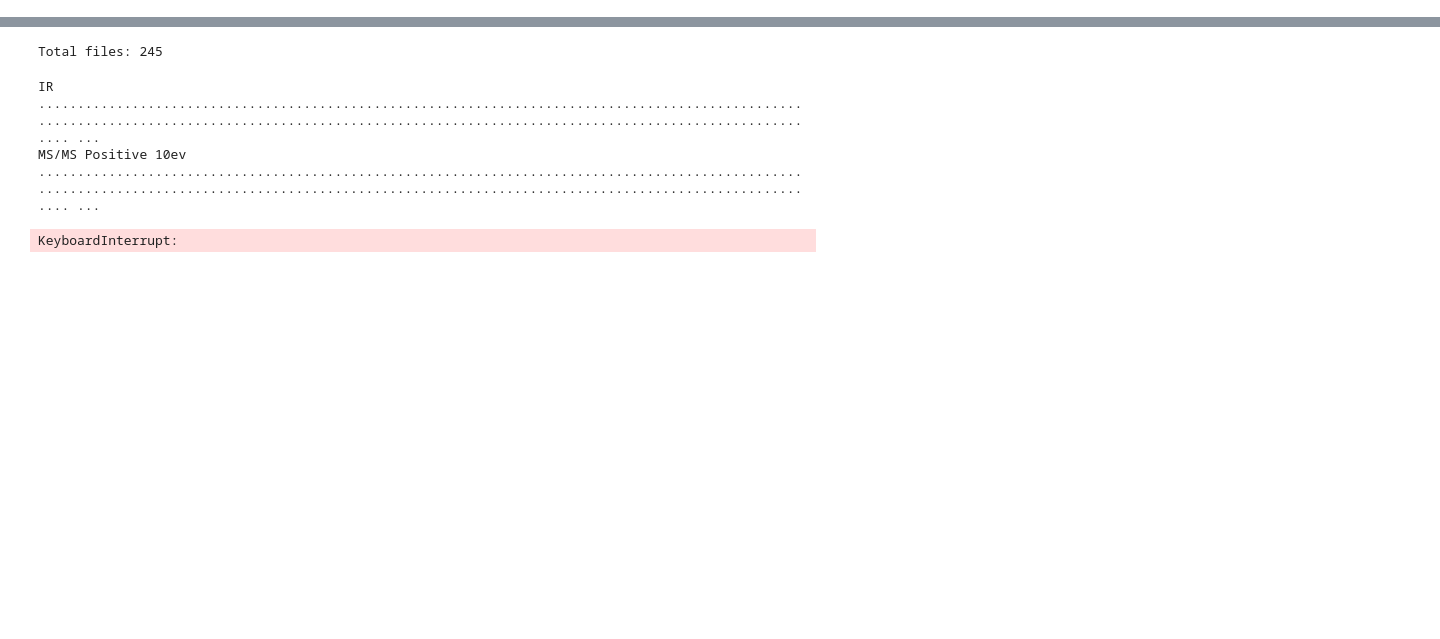
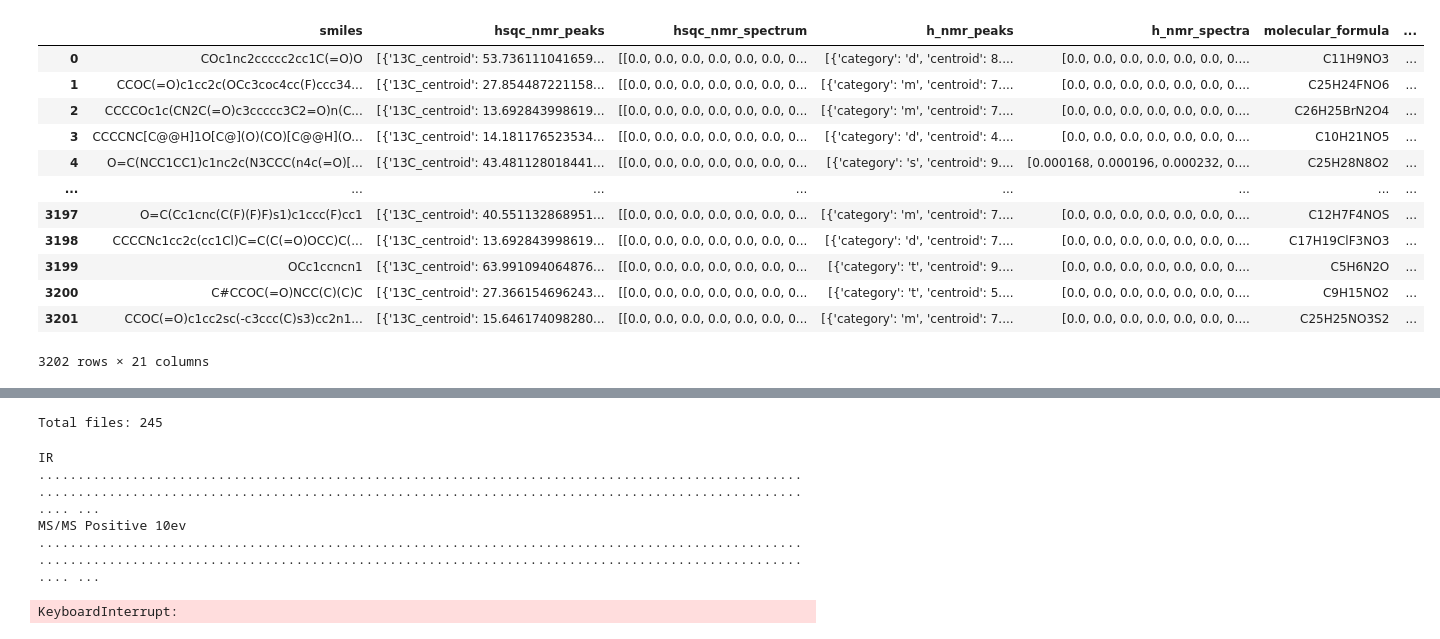
Before and after one commit to Kyle-OD/MS-FTIR-Transfer, a Jupyter notebook: test.ipynb, the cells around one changed output, grey strips where cells are left out. Cells and saved outputs as stored; diff of their text form; code cells hidden in the pictures; blank space fills up the shorter version.

```diff
--- a/test.ipynb
+++ b/test.ipynb
@@ -5,0 +8,18 @@ from pathlib import Path
+# %%
+df = pd.read_parquet('data/multimodal_spectroscopic_dataset_v2/aligned_chunk_0.parquet')
+# %%
+df
+# %% [output]
+|  | smiles | hsqc_nmr_peaks | hsqc_nmr_spectrum | h_nmr_peaks | h_nmr_spectra | molecular_formula | ... |
+| 0 | COc1nc2ccccc2cc1C(=O)O | [{'13C_centroid': 53.736111041659... | [[0.0, 0.0, 0.0, 0.0, 0.0, 0.0, 0... | [{'category': 'd', 'centroid': 8.... | [0.0, 0.0, 0.0, 0.0, 0.0, 0.0, 0.... | C11H9NO3 | ... |
+| 1 | CCOC(=O)c1cc2c(OCc3coc4cc(F)ccc34... | [{'13C_centroid': 27.854487221158... | [[0.0, 0.0, 0.0, 0.0, 0.0, 0.0, 0... | [{'category': 'm', 'centroid': 7.... | [0.0, 0.0, 0.0, 0.0, 0.0, 0.0, 0.... | C25H24FNO6 | ... |
+| 2 | CCCCOc1c(CN2C(=O)c3ccccc3C2=O)n(C... | [{'13C_centroid': 13.692843998619... | [[0.0, 0.0, 0.0, 0.0, 0.0, 0.0, 0... | [{'category': 'm', 'centroid': 7.... | [0.0, 0.0, 0.0, 0.0, 0.0, 0.0, 0.... | C26H25BrN2O4 | ... |
+| 3 | CCCCNC[C@@H]1O[C@](O)(CO)[C@@H](O... | [{'13C_centroid': 14.181176523534... | [[0.0, 0.0, 0.0, 0.0, 0.0, 0.0, 0... | [{'category': 'd', 'centroid': 4.... | [0.0, 0.0, 0.0, 0.0, 0.0, 0.0, 0.... | C10H21NO5 | ... |
+| 4 | O=C(NCC1CC1)c1nc2c(N3CCC(n4c(=O)[... | [{'13C_centroid': 43.481128018441... | [[0.0, 0.0, 0.0, 0.0, 0.0, 0.0, 0... | [{'category': 's', 'centroid': 9.... | [0.000168, 0.000196, 0.000232, 0.... | C25H28N8O2 | ... |
+| ... | ... | ... | ... | ... | ... | ... | ... |
+| 3197 | O=C(Cc1cnc(C(F)(F)F)s1)c1ccc(F)cc1 | [{'13C_centroid': 40.551132868951... | [[0.0, 0.0, 0.0, 0.0, 0.0, 0.0, 0... | [{'category': 'm', 'centroid': 7.... | [0.0, 0.0, 0.0, 0.0, 0.0, 0.0, 0.... | C12H7F4NOS | ... |
+| 3198 | CCCCNc1cc2c(cc1Cl)C=C(C(=O)OCC)C(... | [{'13C_centroid': 13.692843998619... | [[0.0, 0.0, 0.0, 0.0, 0.0, 0.0, 0... | [{'category': 'd', 'centroid': 7.... | [0.0, 0.0, 0.0, 0.0, 0.0, 0.0, 0.... | C17H19ClF3NO3 | ... |
+| 3199 | OCc1ccncn1 | [{'13C_centroid': 63.991094064876... | [[0.0, 0.0, 0.0, 0.0, 0.0, 0.0, 0... | [{'category': 't', 'centroid': 9.... | [0.0, 0.0, 0.0, 0.0, 0.0, 0.0, 0.... | C5H6N2O | ... |
+| 3200 | C#CCOC(=O)NCC(C)(C)C | [{'13C_centroid': 27.366154696243... | [[0.0, 0.0, 0.0, 0.0, 0.0, 0.0, 0... | [{'category': 't', 'centroid': 5.... | [0.0, 0.0, 0.0, 0.0, 0.0, 0.0, 0.... | C9H15NO2 | ... |
+| 3201 | CCOC(=O)c1cc2sc(-c3ccc(C)s3)cc2n1... | [{'13C_centroid': 15.646174098280... | [[0.0, 0.0, 0.0, 0.0, 0.0, 0.0, 0... | [{'category': 'm', 'centroid': 7.... | [0.0, 0.0, 0.0, 0.0, 0.0, 0.0, 0.... | C25H25NO3S2 | ... |
+3202 rows × 21 columns
```
Also changed, not shown: parts of 2 cells of this notebook, 9 other files.
